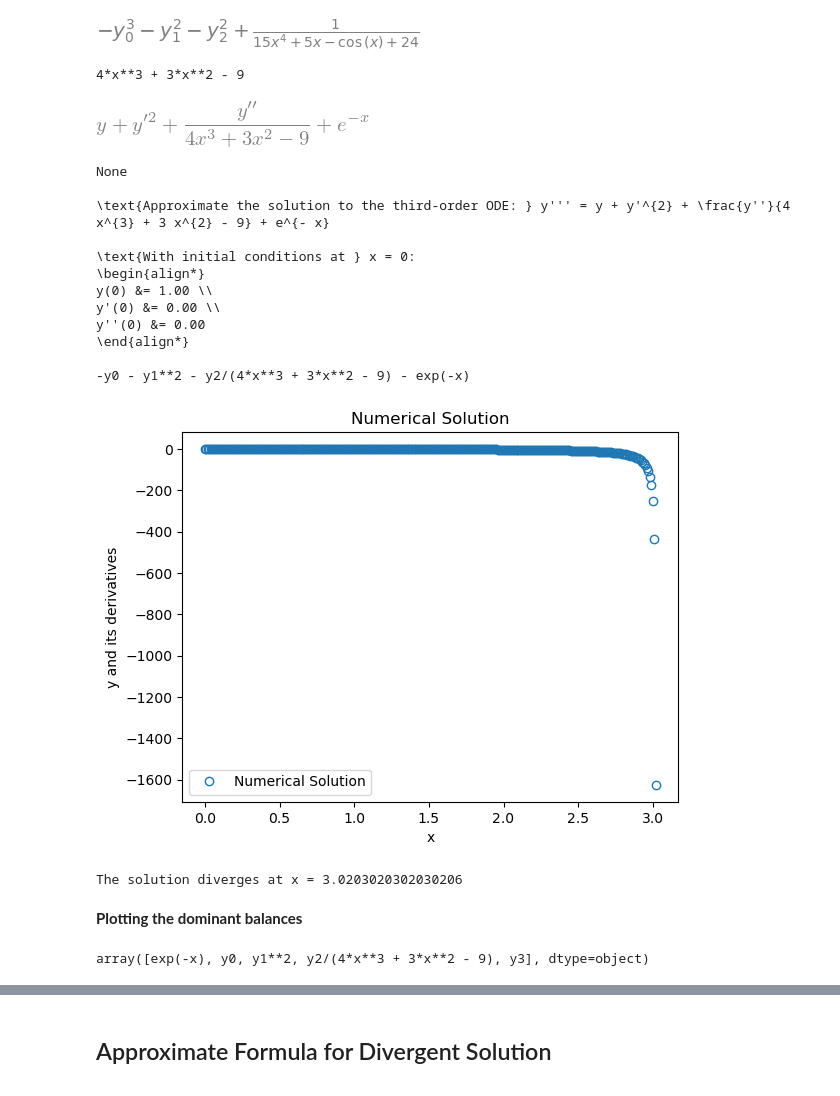
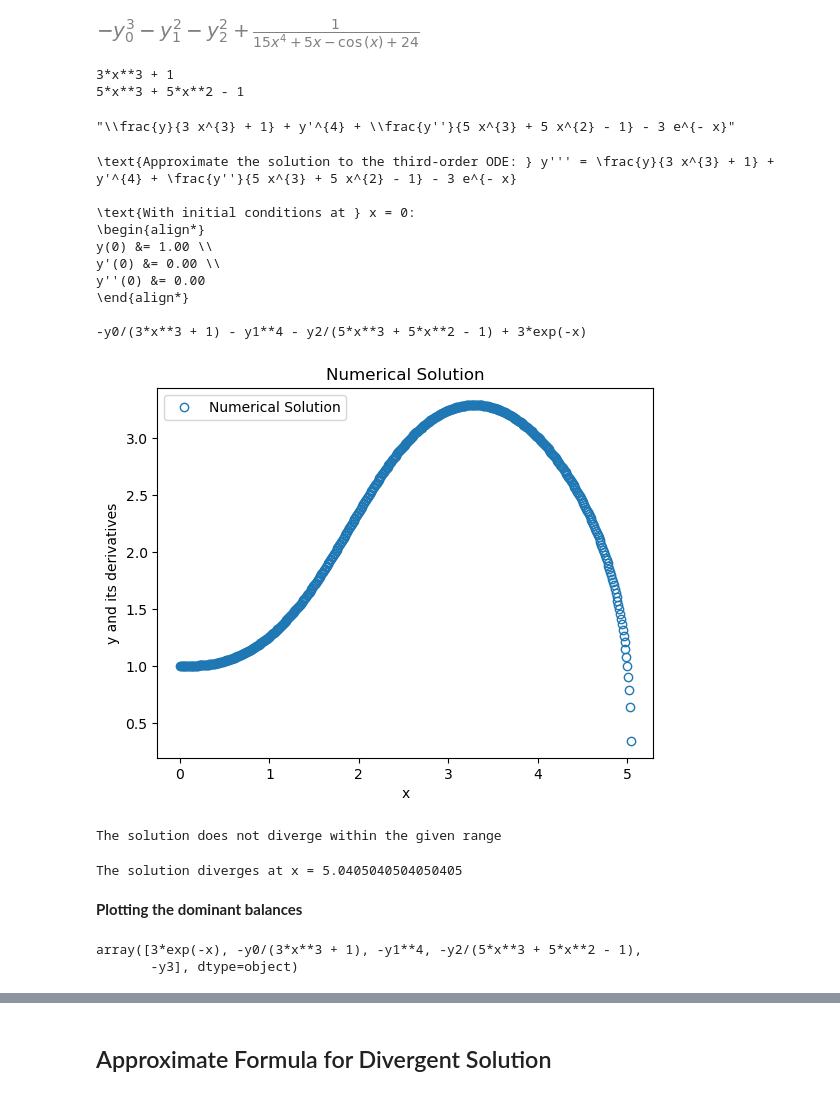
Before and after one commit to kayliehausknecht/AM201-Dataset, a Jupyter notebook: Code/new_ODE_solver.ipynb, the cells around one changed output, grey strips where cells are left out. Saved outputs shown, nothing was run; the diff lists cells and outputs as text; code cells hidden in the pictures.

Commit message:
Fixed Bugs for Dominant Balance and Divergent Approximation

```diff
--- a/Code/new_ODE_solver.ipynb
+++ b/Code/new_ODE_solver.ipynb
@@ -211,16 +211,16 @@ def create_subterm (y_term, cdf, iteration, max_it, const_prob):
     temp = rand.random()
 
     # New Feature: Raise y, y', or y'' to a positive power
-    if y_term in [y_terms[1], y_terms[2], y_terms[3]]:
-        if rand.random() < 0.5:  # the probability of raising to a power
-            power = rand.randint(1, 3)  # positive power between 1 and 4
-            subterm = y_term ** power
-            return simplify(subterm)
-        else:
-            polynomial = generate_random_sympy_polynomial()
-            print(polynomial)
-            subterm = 1 / polynomial * y_term
-            return simplify(subterm)
+    if y_term == y_terms[2]:
+        power = rand.randint(2, 5)  # positive power between 1 and 4
+        subterm = y_term ** power
+        return simplify(subterm)
+
+    if y_term in [y_terms[1], y_terms[3]]:
+        polynomial = generate_random_sympy_polynomial()
+        print(polynomial)
+        subterm = 1 / polynomial * y_term
+        return simplify(subterm)
 
     if y_term == y_terms[0]:
         # Trig
@@ -347,10 +347,10 @@ def replace_with_differential(expr):
 
 replaced_expr = replace_with_differential(sum(terms))
 
-print(disp.display(replaced_expr))
-
 # Converting the replaced expression to LaTeX
 latex_replaced_expr = latex(replaced_expr)
+
+display(latex_replaced_expr)
 
 # Extracting the values a, b, c from init_condition
 a, b, c = [1,0,0]
@@ -375,48 +375,47 @@ new_terms.remove(y3)
 y3 = -sum(new_terms)
 
 print(y3)
 
 # Lambdify the y3 expression so it can be used as a function
 y3_func = lambdify((x, y0, y1, y2), y3)
 
 # Define the system of first-order ODEs using y3 directly
 def system_of_odes_with_y3(x, y):
     y0, y1, y2 = y
     # Use y3 as a function
     dy2_dx = y3_func(x, y0, y1, y2)
     return [y1, y2, dy2_dx]
 
 initial_conditions = [1, 0, 0]  # placeholder initial conditions
 x_range = (0, 100)
 X = np.linspace(x_range[0], x_range[1], 10000)
 
 # Solve the system of ODEs
 solution_with_y3 = solve_ivp(system_of_odes_with_y3, x_range, initial_conditions, t_eval=X)
 
 plt.plot(solution_with_y3.t, solution_with_y3.y[0], 'o', mfc='none', label='Numerical Solution')
 # plt.plot(solution_with_y3.t, solution_with_y3.y[1], label="y'(x)")
 # plt.plot(solution_with_y3.t, solution_with_y3.y[2], label="y''(x)")
 plt.legend()
 plt.xlabel('x')
 plt.ylabel('y and its derivatives')
 plt.title('Numerical Solution')
 plt.show()
 # %% [output]
-4*x**3 + 3*x**2 - 9
+3*x**3 + 1
+5*x**3 + 5*x**2 - 1
+"\\frac{y}{3 x^{3} + 1} + y'^{4} + \\frac{y''}{5 x^{3} + 5 x^{2} - 1} - 3 e^{- x}"
+\text{Approximate the solution to the third-order ODE: } y''' = \frac{y}{3 x^{3} + 1} + y'^{4} + \frac{y''}{5 x^{3} + 5 x^{2} - 1} - 3 e^{- x}
+
+\text{With initial conditions at } x = 0:
+\begin{align*}
+y(0) &= 1.00 \\
+y'(0) &= 0.00 \\
+y''(0) &= 0.00
+\end{align*}
+
+-y0/(3*x**3 + 1) - y1**4 - y2/(5*x**3 + 5*x**2 - 1) + 3*exp(-x)
-[figure, old version]
+[figure, new version]
-None
-
-\text{Approximate the solution to the third-order ODE: } y''' = y + y'^{2} + \frac{y''}{4 x^{3} + 3 x^{2} - 9} + e^{- x}
-
-\text{With initial conditions at } x = 0:
-\begin{align*}
-y(0) &= 1.00 \\
-y'(0) &= 0.00 \\
-y''(0) &= 0.00
-\end{align*}
-
--y0 - y1**2 - y2/(4*x**3 + 3*x**2 - 9) - exp(-x)
-[figure, removed]
 # %%
 def find_divergence_x_value(solution, component_index=0, threshold=1e3):
     y_values = solution.y[component_index]
@@ -432,11 +431,26 @@ if div_point is not None:
 else:
     print("The solution does not diverge within the given range")
 # %% [output]
-The solution diverges at x = 3.0203020302030206
+The solution does not diverge within the given range
+# %%
+def find_divergence_x_value(solution, component_index=0, threshold=1e3):
+    y_values = solution.y[-1]
+    return solution.t[-1], y_values  # Return None if the solution does not diverge within the given range
+
+# Example usage:
+div_point, index = find_divergence_x_value(solution_with_y3, component_index=0)
+if div_point is not None:
+    print(f"The solution diverges at x = {div_point}")
+else:
+    print("The solution does not diverge within the given range")
+# %% [output]
+The solution diverges at x = 5.0405040504050405
 # %% [markdown]
 **Plotting the dominant balances**
 # %%
+terms = -terms
 terms
 # %% [output]
-array([exp(-x), y0, y1**2, y2/(4*x**3 + 3*x**2 - 9), y3], dtype=object)
+array([3*exp(-x), -y0/(3*x**3 + 1), -y1**4, -y2/(5*x**3 + 5*x**2 - 1),
+       -y3], dtype=object)
 # %%
```
Also changed, not shown: parts of 11 cells of this notebook.
